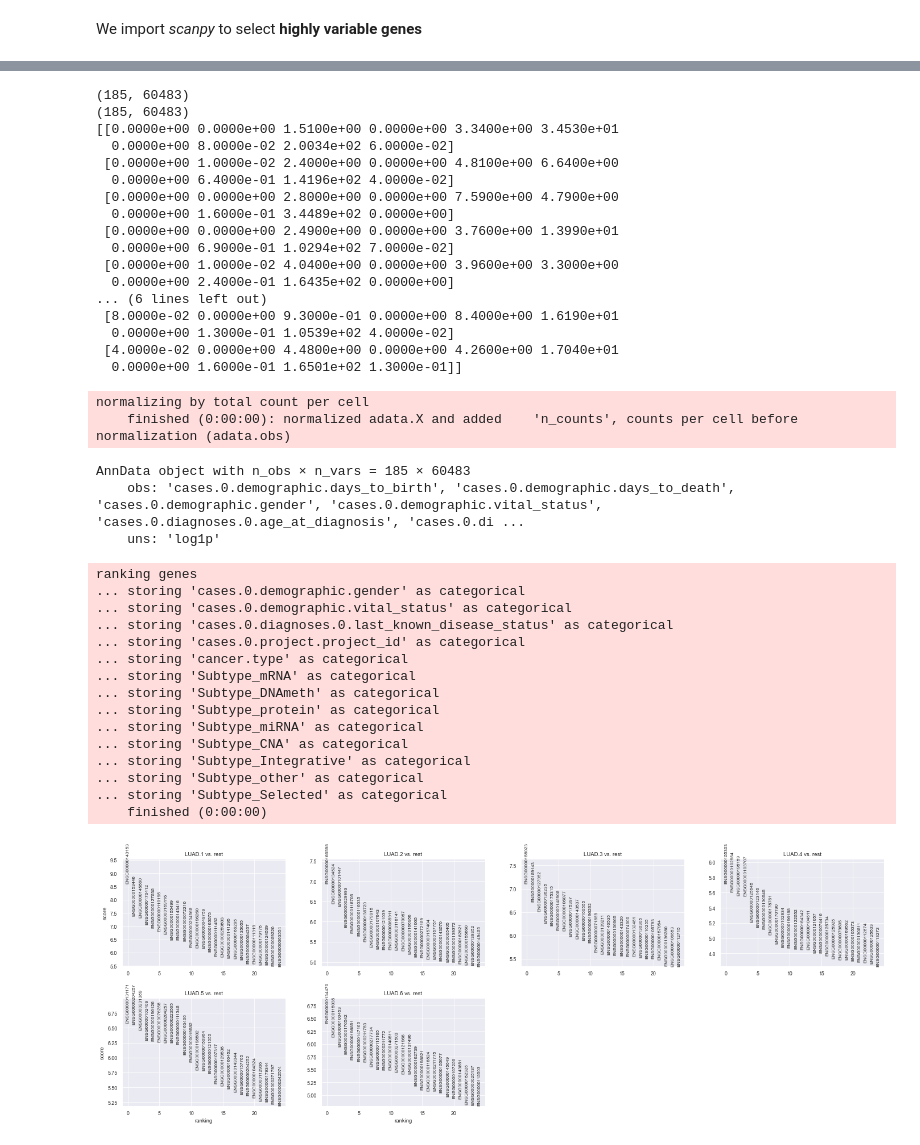
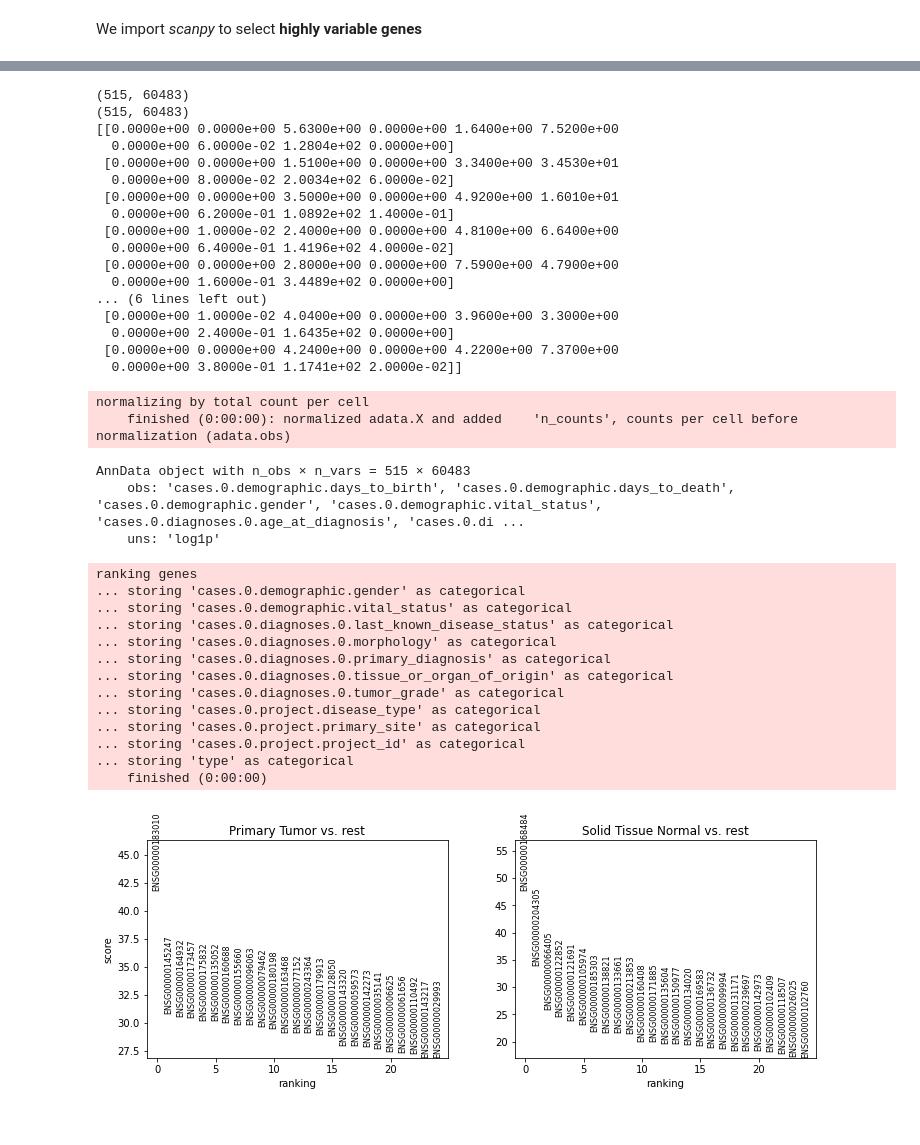
Before and after one commit to shreyaraghavendra/BoltBio, a Jupyter notebook: code/analysis/GE_analysis.ipynb, the cells around one changed output, grey strips where cells are left out. Drawn from its saved outputs; the diff is of its cells as text; code cells hidden in the pictures.

```diff
--- a/code/analysis/GE_analysis.ipynb
+++ b/code/analysis/GE_analysis.ipynb
@@ -44,12 +14,8 @@ We read a file *files_tcga.dat* obtained trough **gdc** API
 # %%
 df_files=pd.read_csv(f"{PATH_TO_UTILS}/files_tcga.dat", index_col=0)
 df_files=df_files.drop_duplicates("cases.0.submitter_id")
-df_files.sort_values('cases.0.submitter_id', inplace=True)
-
-df_files=df_files[df_files['cases.0.submitter_id'].isin(df_tcgabiolinks.index)]
 # %% [markdown]
 We append and merge the file from TCGA (gdc API) and the one from TCGA-Biolinks ([subtypes](https://bioconductor.org/packages/release/bioc/vignettes/TCGAbiolinks/inst/doc/subtypes.html))
 # %%
 df_files = df_files.reset_index().set_index('cases.0.submitter_id')
-df_files = df_files.transpose().append(df_tcgabiolinks.reindex(index=df_files.index).transpose()).transpose()
 # %%
@@ -124,23 +89,23 @@ print(adata.X.shape)
 print(adata.raw.X.shape)
 print(adata.raw.X[:10,:10])
 # %% [output]
-(185, 60483)
-(185, 60483)
-[[0.0000e+00 0.0000e+00 1.5100e+00 0.0000e+00 3.3400e+00 3.4530e+01
+(515, 60483)
+(515, 60483)
+[[0.0000e+00 0.0000e+00 5.6300e+00 0.0000e+00 1.6400e+00 7.5200e+00
+  0.0000e+00 6.0000e-02 1.2804e+02 0.0000e+00]
+ [0.0000e+00 0.0000e+00 1.5100e+00 0.0000e+00 3.3400e+00 3.4530e+01
   0.0000e+00 8.0000e-02 2.0034e+02 6.0000e-02]
+ [0.0000e+00 0.0000e+00 3.5000e+00 0.0000e+00 4.9200e+00 1.6010e+01
+  0.0000e+00 6.2000e-01 1.0892e+02 1.4000e-01]
  [0.0000e+00 1.0000e-02 2.4000e+00 0.0000e+00 4.8100e+00 6.6400e+00
   0.0000e+00 6.4000e-01 1.4196e+02 4.0000e-02]
  [0.0000e+00 0.0000e+00 2.8000e+00 0.0000e+00 7.5900e+00 4.7900e+00
   0.0000e+00 1.6000e-01 3.4489e+02 0.0000e+00]
- [0.0000e+00 0.0000e+00 2.4900e+00 0.0000e+00 3.7600e+00 1.3990e+01
-  0.0000e+00 6.9000e-01 1.0294e+02 7.0000e-02]
+... (6 lines left out)
  [0.0000e+00 1.0000e-02 4.0400e+00 0.0000e+00 3.9600e+00 3.3000e+00
   0.0000e+00 2.4000e-01 1.6435e+02 0.0000e+00]
-... (6 lines left out)
- [8.0000e-02 0.0000e+00 9.3000e-01 0.0000e+00 8.4000e+00 1.6190e+01
-  0.0000e+00 1.3000e-01 1.0539e+02 4.0000e-02]
- [4.0000e-02 0.0000e+00 4.4800e+00 0.0000e+00 4.2600e+00 1.7040e+01
-  0.0000e+00 1.6000e-01 1.6501e+02 1.3000e-01]]
+ [0.0000e+00 0.0000e+00 4.2400e+00 0.0000e+00 4.2200e+00 7.3700e+00
+  0.0000e+00 3.8000e-01 1.1741e+02 2.0000e-02]]
 # %%
 adata = adata.raw.to_adata()
 sc.pp.normalize_per_cell(adata, counts_per_cell_after=1e4)
@@ -151,7 +116,7 @@ normalizing by total count per cell
 # %%
 adata
 # %% [output]
-AnnData object with n_obs × n_vars = 185 × 60483
+AnnData object with n_obs × n_vars = 515 × 60483
     obs: 'cases.0.demographic.days_to_birth', 'cases.0.demographic.days_to_death', 'cases.0.demographic.gender', 'cases.0.demographic.vital_status', 'cases.0.diagnoses.0.age_at_diagnosis', 'cases.0.di ...
     uns: 'log1p'
 # %%
@@ -164,23 +129,21 @@ for i in adata.obs.keys():
     except:
         pass
 # %%
-sc.tl.rank_genes_groups(adata, 'Subtype_Selected', method='t-test', key_added = "t-test")
+sc.tl.rank_genes_groups(adata, 'type', method='t-test', key_added = "t-test")
 sc.pl.rank_genes_groups(adata, n_genes=25, sharey=False, key = "t-test")
 # %% [output]
 ranking genes
 ... storing 'cases.0.demographic.gender' as categorical
 ... storing 'cases.0.demographic.vital_status' as categorical
 ... storing 'cases.0.diagnoses.0.last_known_disease_status' as categorical
+... storing 'cases.0.diagnoses.0.morphology' as categorical
+... storing 'cases.0.diagnoses.0.primary_diagnosis' as categorical
+... storing 'cases.0.diagnoses.0.tissue_or_organ_of_origin' as categorical
+... storing 'cases.0.diagnoses.0.tumor_grade' as categorical
+... storing 'cases.0.project.disease_type' as categorical
+... storing 'cases.0.project.primary_site' as categorical
 ... storing 'cases.0.project.project_id' as categorical
-... storing 'cancer.type' as categorical
-... storing 'Subtype_mRNA' as categorical
-... storing 'Subtype_DNAmeth' as categorical
-... storing 'Subtype_protein' as categorical
-... storing 'Subtype_miRNA' as categorical
-... storing 'Subtype_CNA' as categorical
-... storing 'Subtype_Integrative' as categorical
-... storing 'Subtype_other' as categorical
-... storing 'Subtype_Selected' as categorical
+... storing 'type' as categorical
     finished (0:00:00)
-[figure, old version]
+[figure, new version]
 # %%
```
Also changed, not shown: parts of 16 cells of this notebook, 2 other files.
